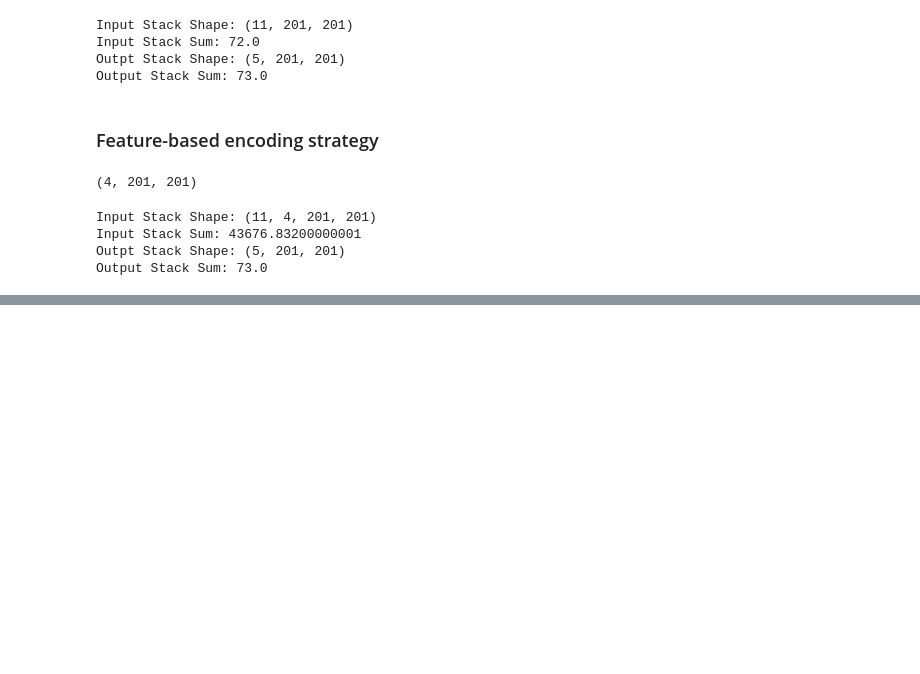
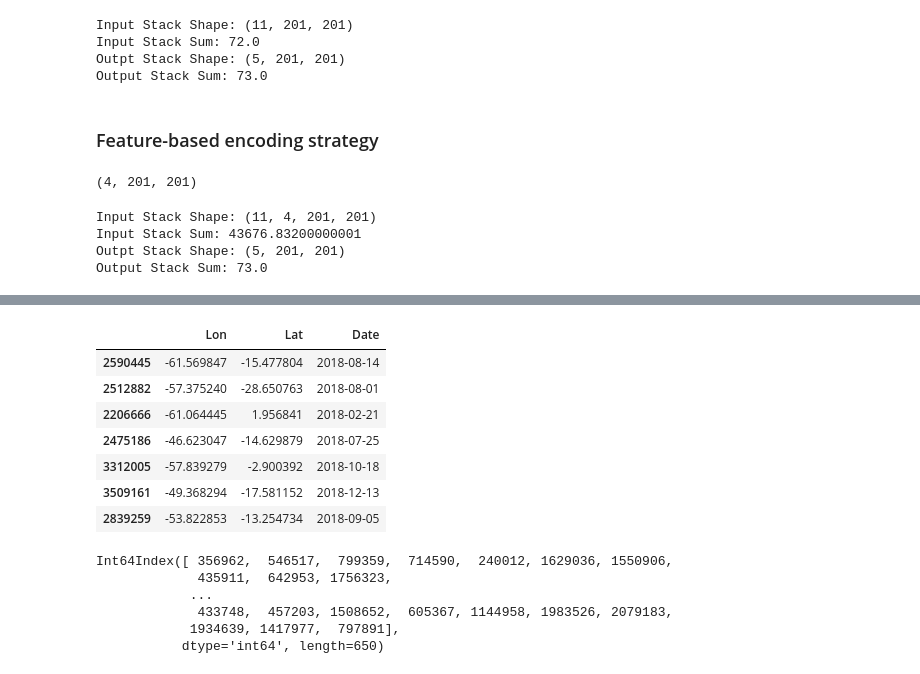
Before and after one commit to steve-hewitt/amazon, a Jupyter notebook: Dataset_Constructor.ipynb, the cells around one changed output, grey strips where cells are left out. Saved outputs shown, nothing was run; the diff lists cells and outputs as text; code cells hidden in the pictures; blank space fills up the shorter version.

```diff
--- a/Dataset_Constructor.ipynb
+++ b/Dataset_Constructor.ipynb
@@ -349,0 +454,13 @@ Output Stack Sum: 73.0
+# %%
+# Build validation set.
+val_df = px_combined[(px_combined['Date'] > '2017/12/31') & (px_combined['Date'] < '2019/1/1')].sample(frac=0.00002,random_state=321)[['Lon','Lat','Date']]
+val_df
+# %% [output]
+|  | Lon | Lat | Date |
+| 2590445 | -61.569847 | -15.477804 | 2018-08-14 |
+| 2512882 | -57.375240 | -28.650763 | 2018-08-01 |
+| 2206666 | -61.064445 | 1.956841 | 2018-02-21 |
+| 2475186 | -46.623047 | -14.629879 | 2018-07-25 |
+| 3312005 | -57.839279 | -2.900392 | 2018-10-18 |
+| 3509161 | -49.368294 | -17.581152 | 2018-12-13 |
+| 2839259 | -53.822853 | -13.254734 | 2018-09-05 |
@@ -349,0 +476,9 @@ Output Stack Sum: 73.0
+# %%
+train_df.index
+# %% [output]
+Int64Index([ 356962,  546517,  799359,  714590,  240012, 1629036, 1550906,
+             435911,  642953, 1756323,
+            ...
+             433748,  457203, 1508652,  605367, 1144958, 1983526, 2079183,
+            1934639, 1417977,  797891],
+           dtype='int64', length=650)
```
Also changed, not shown: parts of 9 cells of this notebook, 1 other file.
